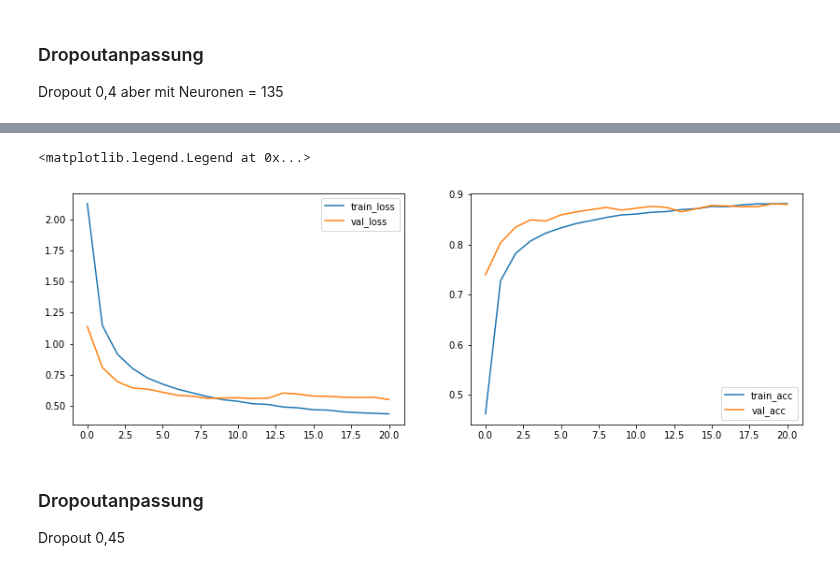
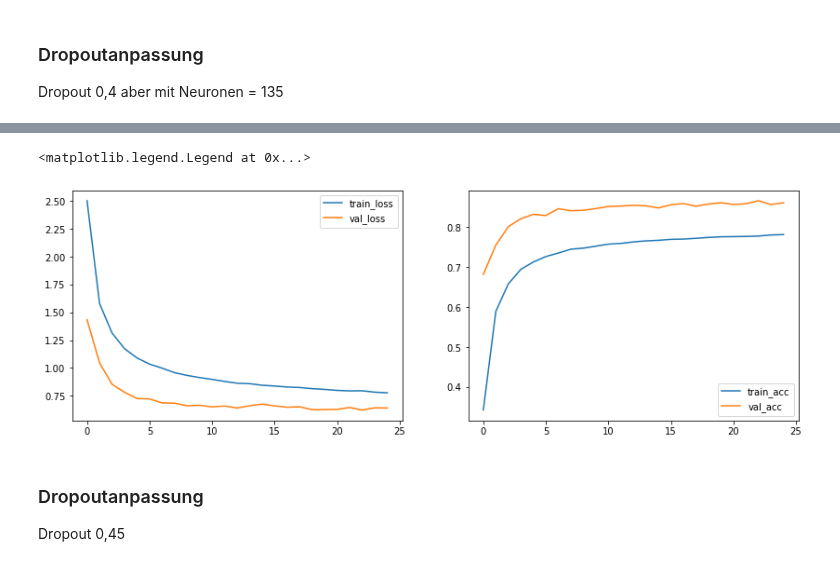
Before and after one commit to nmaaiken/neuro_modularbeit, a Jupyter notebook: 1_Hidden_Layer_Final.ipynb, the cells around one changed output, grey strips where cells are left out. Saved outputs shown, nothing was run; the diff lists cells and outputs as text; code cells hidden in the pictures.

```diff
--- a/1_Hidden_Layer_Final.ipynb
+++ b/1_Hidden_Layer_Final.ipynb
@@ -619,13 +619,13 @@ three_layer_mlp_dropout_40_history = three_layer_mlp_dropout_40.fit(x_train_gray
 plt.figure(figsize=(14,10))
 
 plt.subplot(221)
-plt.plot(three_layer_mlp_dropout_30_history.history['loss'], label='train_loss')
-plt.plot(three_layer_mlp_dropout_30_history.history['val_loss'], label='val_loss')
+plt.plot(three_layer_mlp_dropout_40_history.history['loss'], label='train_loss')
+plt.plot(three_layer_mlp_dropout_40_history.history['val_loss'], label='val_loss')
 plt.legend(['train_loss', 'val_loss'])
 
 plt.subplot(222)
-plt.plot(three_layer_mlp_dropout_30_history.history['accuracy'], label='train_acc')
-plt.plot(three_layer_mlp_dropout_30_history.history['val_accuracy'], label='val_acc')
+plt.plot(three_layer_mlp_dropout_40_history.history['accuracy'], label='train_acc')
+plt.plot(three_layer_mlp_dropout_40_history.history['val_accuracy'], label='val_acc')
 plt.legend(['train_acc', 'val_acc'])
 # %% [output]
 Epoch 1/200
@@ -648,5 +648,5 @@ Epoch 32: early stopping
 <matplotlib.legend.Legend at 0x...>
-[figure, old version]
+[figure, new version]
 # %% [markdown]
 ### Dropoutanpassung
 
```
Also changed, not shown: parts of 17 cells of this notebook, 1 other file.
